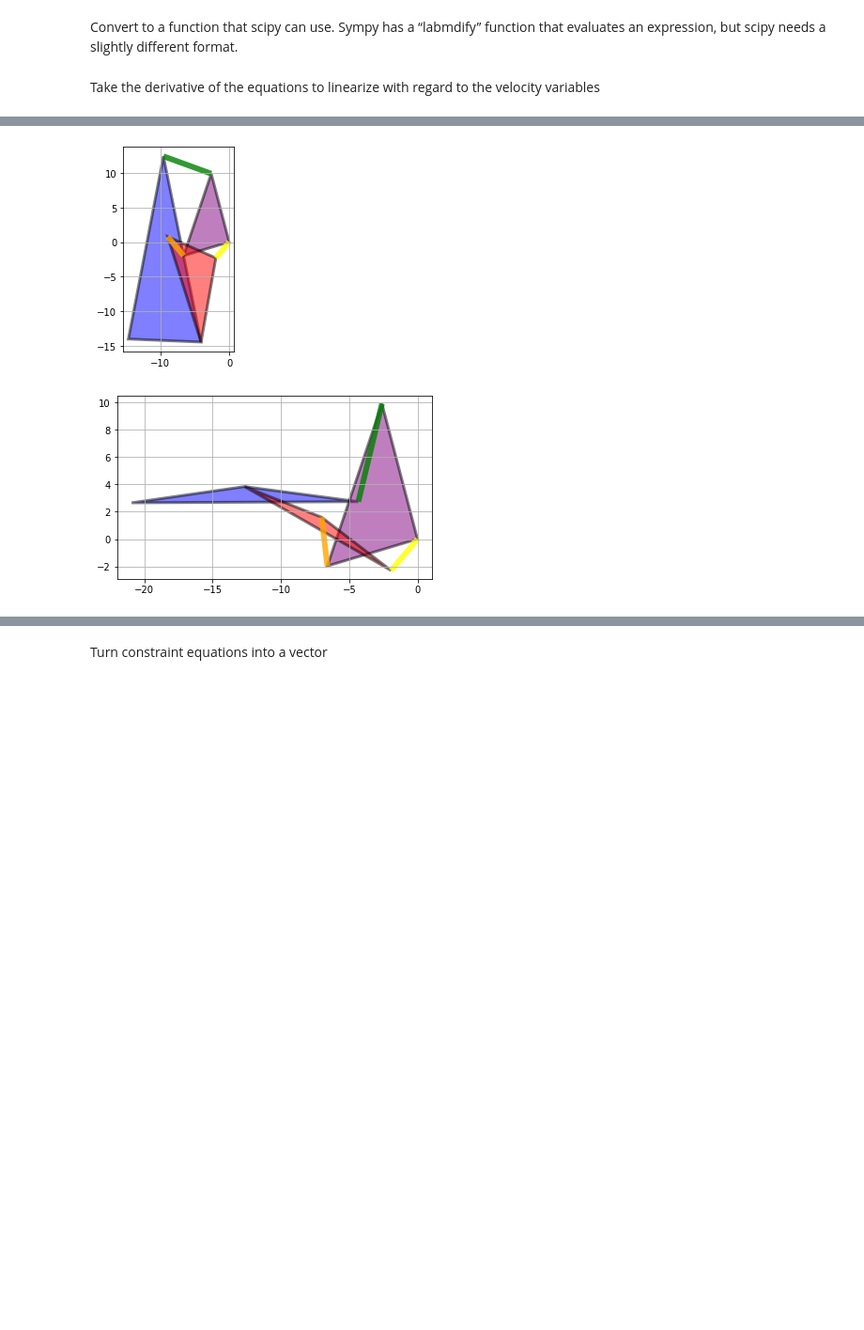
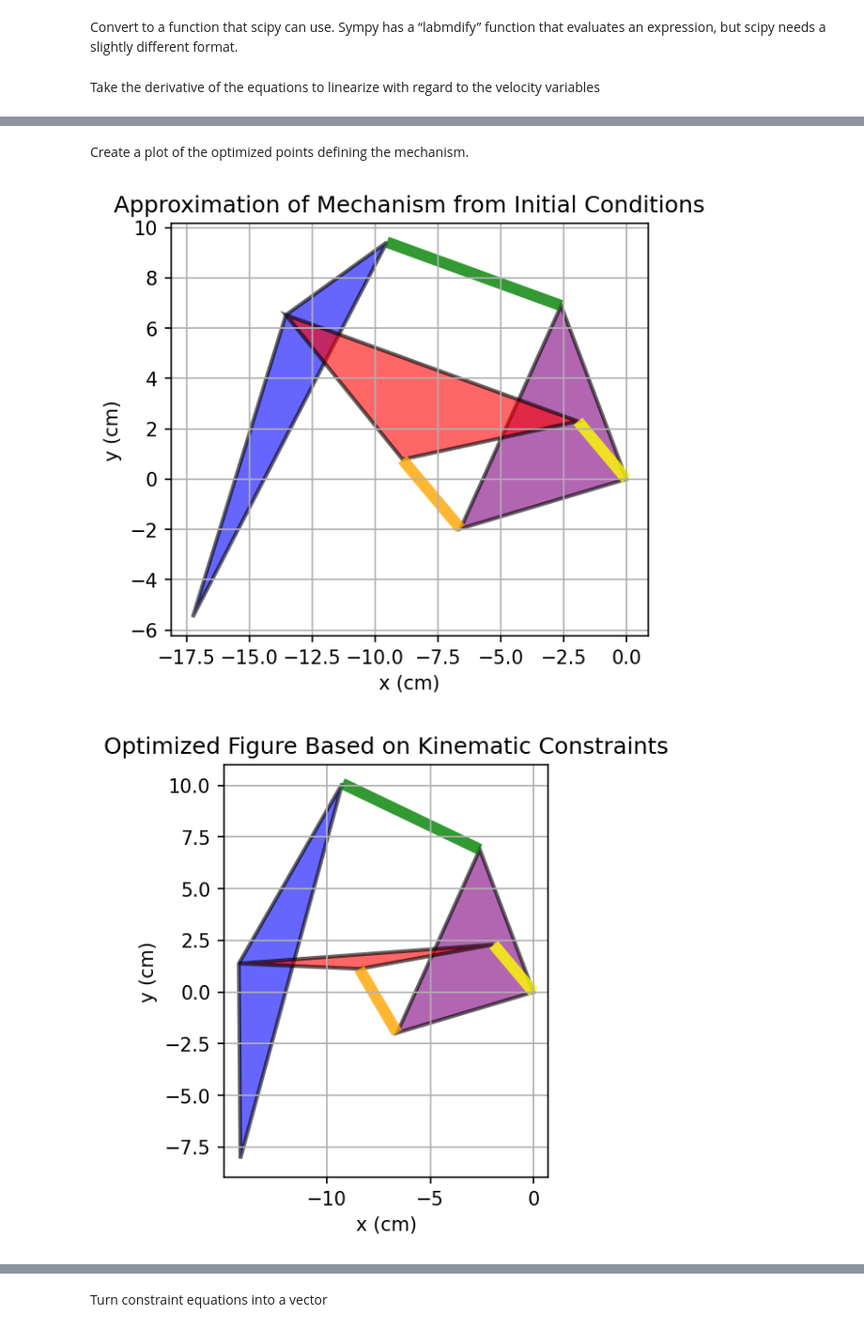
Before and after one commit to arnoldjames98/arnoldjames98.github.io, a Jupyter notebook: systemKinematics.ipynb, the cells around one changed output, grey strips where cells are left out. Shown: that part at 94% size. Drawn from its saved outputs; the diff is of its cells as text; code cells hidden in the pictures; blank space fills up the shorter version.

Commit message:
Update figures and add sections to systems kinematics

```diff
--- a/systemKinematics.ipynb
+++ b/systemKinematics.ipynb
@@ -203,7 +205,7 @@ Define vectors for each of the joint locations (not necessarily the vectors conn
 # Fixed points on pruple (ground) link
 p0 = 0*N.x # P0 is at the origin (shifted by -10, -10 units from figure we are basing our units off of)
 p2 = -6.6*N.x - 1.97*N.y # Coordinates given
-p4 = -2.6*N.x + 9.9*N.y # Coordinates given
+p4 = -2.6*N.x + 6.9*N.y # Coordinates given
 
 # Note that for all other points, they are still w.r.t N frame, but they can be defined from different directions/pathways
 # Defining the same point from different directions/pathways is needed for constraints
@@ -395,43 +354,53 @@ Make the above plot for readable by manually plotting the points
+# %% [markdown]
+Create a plot of the optimized points defining the mechanism.
 # %%
-result.fun
-#print(points.y)
-
-plt.figure
+# Figure when inputting the guesses for intial joint angles
+plt.figure(dpi=150)
 # Blue link
-plt.fill([points.y[0][7,0], points.y[0][6,0], points.y[0][5,0]], [points.y[0][7,1], points.y[0][6,1], points.y[0][5,1]], facecolor='blue', edgecolor="black",linewidth=3, alpha=0.5)
+plt.fill([points.y[0][7,0], points.y[0][6,0], points.y[0][5,0]], [points.y[0][7,1], points.y[0][6,1], points.y[0][5,1]], facecolor='blue', edgecolor="black",linewidth=2, alpha=0.6)
 # Purple link
-plt.fill([points.y[0][0,0], points.y[0][2,0], points.y[0][4,0]], [points.y[0][0,1], points.y[0][2,1], points.y[0][4,1]], facecolor='purple', edgecolor="black",linewidth=3, alpha=0.5)
+plt.fill([points.y[0][0,0], points.y[0][2,0], points.y[0][4,0]], [points.y[0][0,1], points.y[0][2,1], points.y[0][4,1]], facecolor='purple', edgecolor="black",linewidth=2, alpha=0.6)
 # Red link
-plt.fill([points.y[0][1,0], points.y[0][3,0], points.y[0][6,0]], [points.y[0][1,1], points.y[0][3,1], points.y[0][6,1]], facecolor='red', edgecolor="black",linewidth=3, alpha=0.5)
+plt.fill([points.y[0][1,0], points.y[0][3,0], points.y[0][6,0]], [points.y[0][1,1], points.y[0][3,1], points.y[0][6,1]], facecolor='red', edgecolor="black",linewidth=2, alpha=0.6)
 # Orange link
 plt.fill([points.y[0][2,0], points.y[0][3,0]], [points.y[0][2,1], points.y[0][3,1]], edgecolor="orange",linewidth=6, alpha=0.8)
 # Green link
 plt.fill([points.y[0][4,0], points.y[0][5,0]], [points.y[0][4,1], points.y[0][5,1]], edgecolor="green",linewidth=6, alpha=0.8)
 # Yello link
 plt.fill([points.y[0][0,0], points.y[0][1,0]], [points.y[0][0,1], points.y[0][1,1]], edgecolor="yellow",linewidth=6, alpha=0.8)
+
+# Make the plot readable
+plt.title('Approximation of Mechanism from Initial Conditions')
+plt.xlabel('x (cm)')
+plt.ylabel('y (cm)')
+
 plt.grid()
 plt.axis('scaled')
 plt.show()
 
 
-
-plt.figure
+# Figure for the correct joint angles optimized from the guessed initial conditions
+plt.figure(dpi=150)
 # Blue link
-plt.fill([points.y[1][7,0], points.y[1][6,0], points.y[1][5,0]], [points.y[1][7,1], points.y[1][6,1], points.y[1][5,1]], facecolor='blue', edgecolor="black",linewidth=3, alpha=0.5)
+plt.fill([points.y[1][7,0], points.y[1][6,0], points.y[1][5,0]], [points.y[1][7,1], points.y[1][6,1], points.y[1][5,1]], facecolor='blue', edgecolor="black",linewidth=2, alpha=0.6)
 # Purple link
-plt.fill([points.y[1][0,0], points.y[1][2,0], points.y[1][4,0]], [points.y[1][0,1], points.y[1][2,1], points.y[1][4,1]], facecolor='purple', edgecolor="black",linewidth=3, alpha=0.5)
+plt.fill([points.y[1][0,0], points.y[1][2,0], points.y[1][4,0]], [points.y[1][0,1], points.y[1][2,1], points.y[1][4,1]], facecolor='purple', edgecolor="black",linewidth=2, alpha=0.6)
 # Red link
-plt.fill([points.y[1][1,0], points.y[1][3,0], points.y[1][6,0]], [points.y[1][1,1], points.y[1][3,1], points.y[1][6,1]], facecolor='red', edgecolor="black",linewidth=3, alpha=0.5)
+plt.fill([points.y[1][1,0], points.y[1][3,0], points.y[1][6,0]], [points.y[1][1,1], points.y[1][3,1], points.y[1][6,1]], facecolor='red', edgecolor="black",linewidth=2, alpha=0.6)
 # Orange link
 plt.fill([points.y[1][2,0], points.y[1][3,0]], [points.y[1][2,1], points.y[1][3,1]], edgecolor="orange",linewidth=6, alpha=0.8)
 # Green link
 plt.fill([points.y[1][4,0], points.y[1][5,0]], [points.y[1][4,1], points.y[1][5,1]], edgecolor="green",linewidth=6, alpha=0.8)
 # Yello link
 plt.fill([points.y[1][0,0], points.y[1][1,0]], [points.y[1][0,1], points.y[1][1,1]], edgecolor="yellow",linewidth=6, alpha=0.8)
+
+plt.title('Optimized Figure Based on Kinematic Constraints')
+plt.xlabel('x (cm)')
+plt.ylabel('y (cm)')
 plt.grid()
 plt.axis('scaled')
 plt.show()
 # %% [output]
-[figure, old version]
+[figure, new version]
-[figure, old version]
+[figure, new version]
 # %% [markdown]
```
Also changed, not shown: parts of 47 cells of this notebook.
